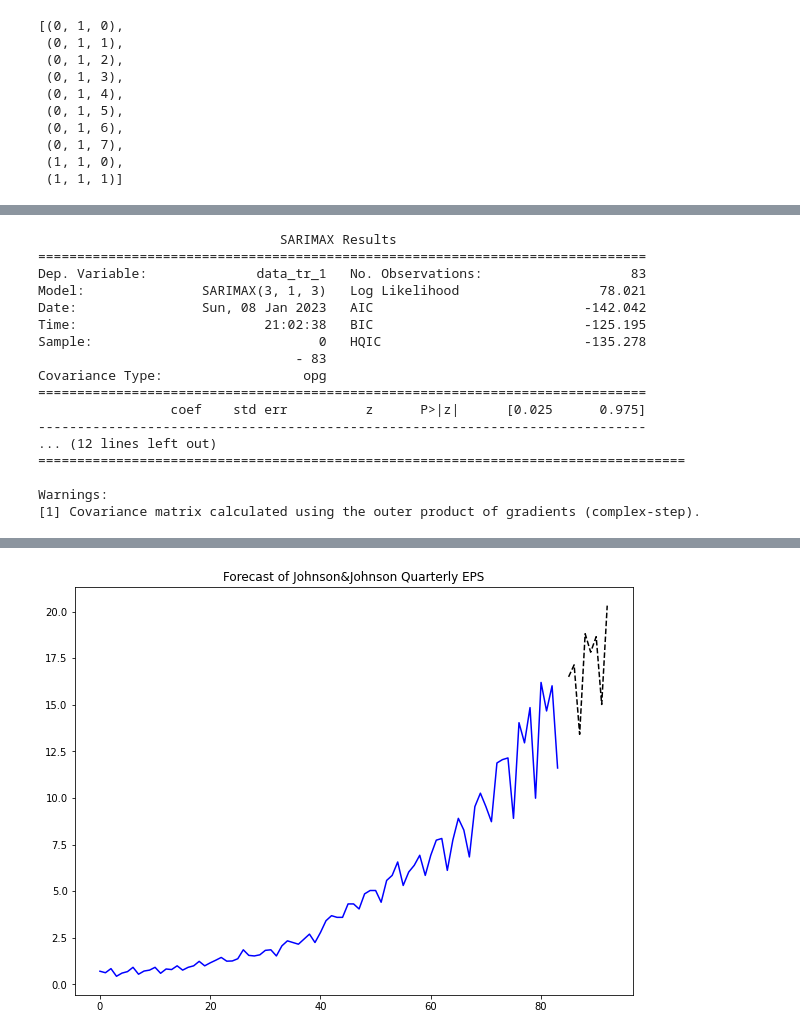
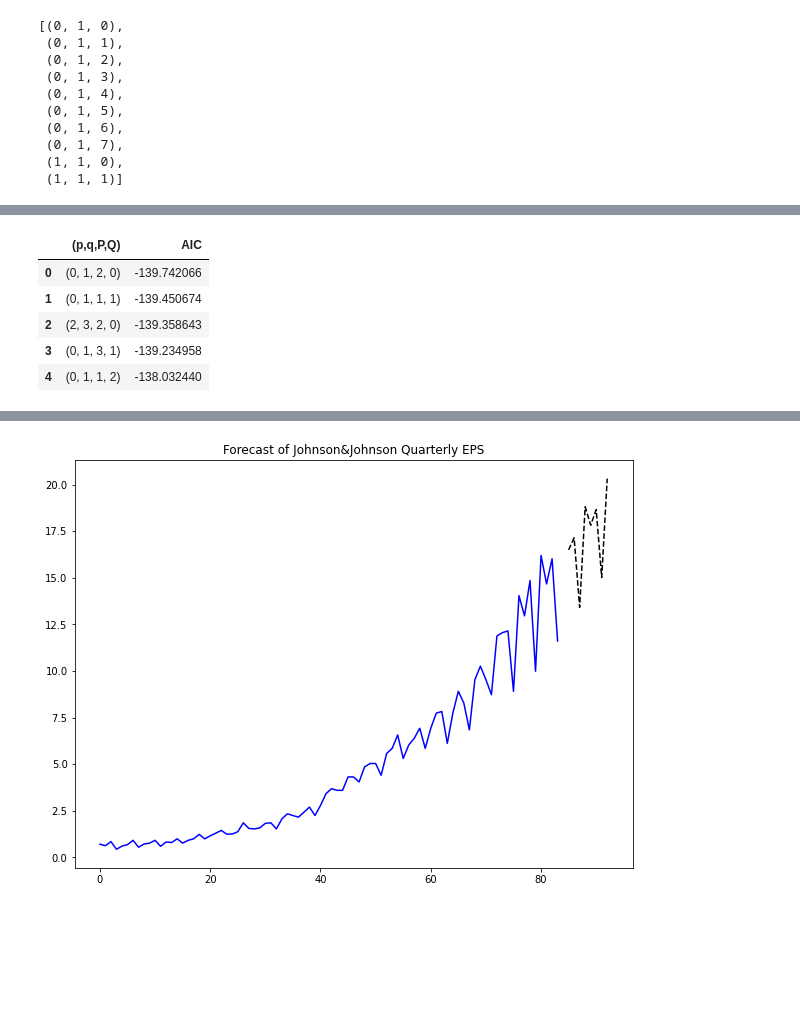
Before and after one commit to omdgit/AppliedTimeSeriesAnalysisWithPython, a Jupyter notebook: my work/HOTSAP_ARIMA.ipynb, the cells around one changed output, grey strips where cells are left out. Cells and saved outputs as stored; diff of their text form; code cells hidden in the pictures; blank space fills up the shorter version.

```diff
--- a/my work/HOTSAP_ARIMA.ipynb
+++ b/my work/HOTSAP_ARIMA.ipynb
@@ -250,22 +223,0 @@ tt.optimize_ARIMA(data['data_tr_1'][1:], order_list, d)
-# %%
-model_v1 = SARIMAX(data['data_tr_1'][1:], order=(3,1,3), simple_differencing=False)
-res = model_v1.fit(disp=False)
-print(res.summary())
-# %% [output]
-                               SARIMAX Results
-==============================================================================
-Dep. Variable:              data_tr_1   No. Observations:                   83
-Model:               SARIMAX(3, 1, 3)   Log Likelihood                  78.021
-Date:                Sun, 08 Jan 2023   AIC                           -142.042
-Time:                        21:02:38   BIC                           -125.195
-Sample:                             0   HQIC                          -135.278
-                                 - 83
-Covariance Type:                  opg
-==============================================================================
-                 coef    std err          z      P>|z|      [0.025      0.975]
-------------------------------------------------------------------------------
-... (12 lines left out)
-===================================================================================
-
-Warnings:
-[1] Covariance matrix calculated using the outer product of gradients (complex-step).
@@ -272 +237,10 @@ Warnings:
+# %%
+SARIMA_result_df.head()
+# %% [output]
+|  | (p,q,P,Q) | AIC |
+| 0 | (0, 1, 2, 0) | -139.742066 |
+| 1 | (0, 1, 1, 1) | -139.450674 |
+| 2 | (2, 3, 2, 0) | -139.358643 |
+| 3 | (0, 1, 3, 1) | -139.234958 |
+| 4 | (0, 1, 1, 2) | -138.032440 |
 # %%
```
Also changed, not shown: parts of 10 cells of this notebook, 1 other file.
